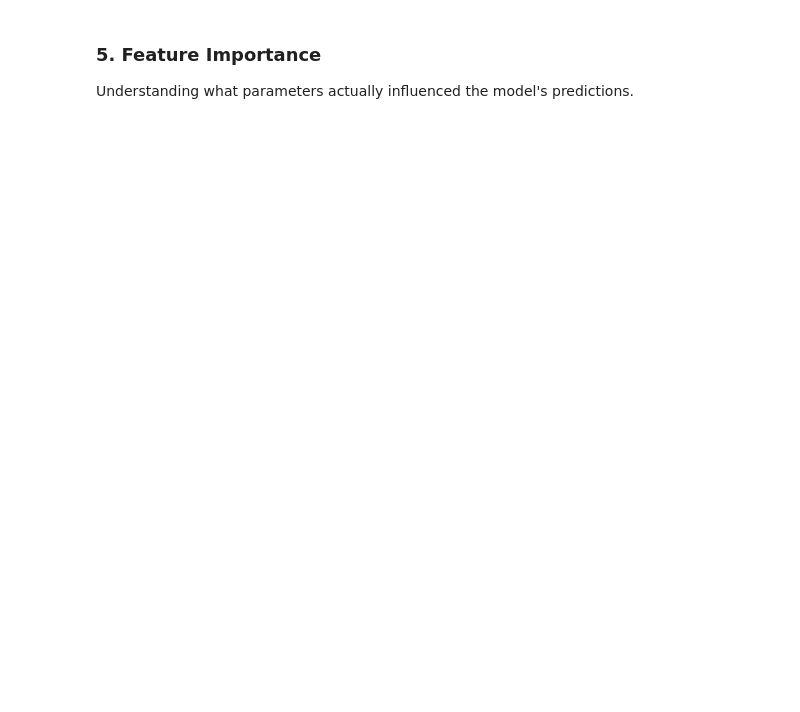
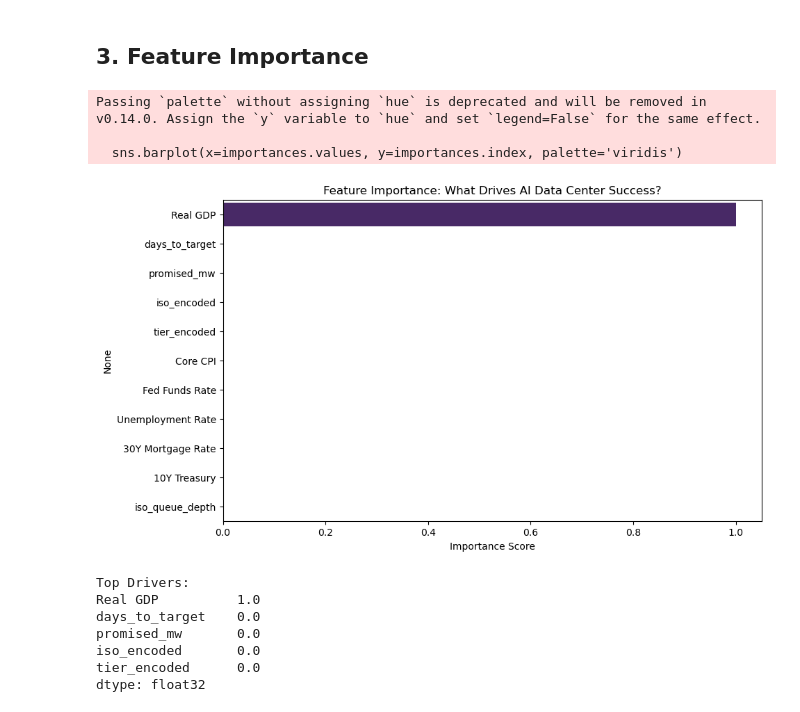
Before and after one commit to Aidas-dev/computer-data-analysis-report, a Jupyter notebook: notebooks/02-ml-training-example.ipynb, the cells around one changed output. Saved outputs shown, nothing was run; the diff lists cells and outputs as text; code cells hidden in the pictures; blank space fills up the shorter version.

Commit message:
Implement ML training pipeline with XGBoost and feature importance analysis

```diff
--- a/notebooks/02-ml-training-example.ipynb
+++ b/notebooks/02-ml-training-example.ipynb
@@ -119,0 +61,33 @@ XGBoost is the industry standard for tabular data. By setting `device="cuda"` (i
+# %%
+# Handle categorical variables
+le_iso = LabelEncoder()
+df['iso_encoded'] = le_iso.fit_transform(df['iso'])
+
+le_tier = LabelEncoder()
+df['tier_encoded'] = le_tier.fit_transform(df['company_tier'])
+
+# Define Features (Numerical + Encoded)
+features = [
+    'promised_mw',
+    'days_to_target',
+    'iso_encoded',
+    'tier_encoded',
+    'Real GDP',
+    'Core CPI',
+    'Fed Funds Rate',
+    'Unemployment Rate',
+    '30Y Mortgage Rate',
+    '10Y Treasury',
+    'iso_queue_depth'
+]
+
+X = df[features].copy()
+y = df['promise_kept'].copy()
+
+# Fill any missing values with median
+X = X.fillna(X.median())
+
+# Split Data
+X_train, X_test, y_train, y_test = train_test_split(X, y, test_size=0.2, random_state=42, stratify=y)
+
+print(f"Training set: {X_train.shape}, Test set: {X_test.shape}")
@@ -150,3 +141,0 @@ print(classification_report(y_test, xgb_preds))
-# %% [markdown]
-### 5. Feature Importance
-Understanding what parameters actually influenced the model's predictions.
@@ -161,0 +142,25 @@ display(importances.to_frame(name="Importance Score"))
+# %% [markdown]
+## 3. Feature Importance
+# %%
+importances = pd.Series(model.feature_importances_, index=features).sort_values(ascending=False)
+
+plt.figure(figsize=(10, 6))
+sns.barplot(x=importances.values, y=importances.index, palette='viridis')
+plt.title("Feature Importance: What Drives AI Data Center Success?")
+plt.xlabel("Importance Score")
+plt.show()
+
+print("Top Drivers:")
+print(importances.head())
+# %% [output]
+Passing `palette` without assigning `hue` is deprecated and will be removed in v0.14.0. Assign the `y` variable to `hue` and set `legend=False` for the same effect.
+
+  sns.barplot(x=importances.values, y=importances.index, palette='viridis')
+[figure, added]
+Top Drivers:
+Real GDP          1.0
+days_to_target    0.0
+promised_mw       0.0
+iso_encoded       0.0
+tier_encoded      0.0
+dtype: float32
```
Also changed, not shown: parts of 15 cells of this notebook.
